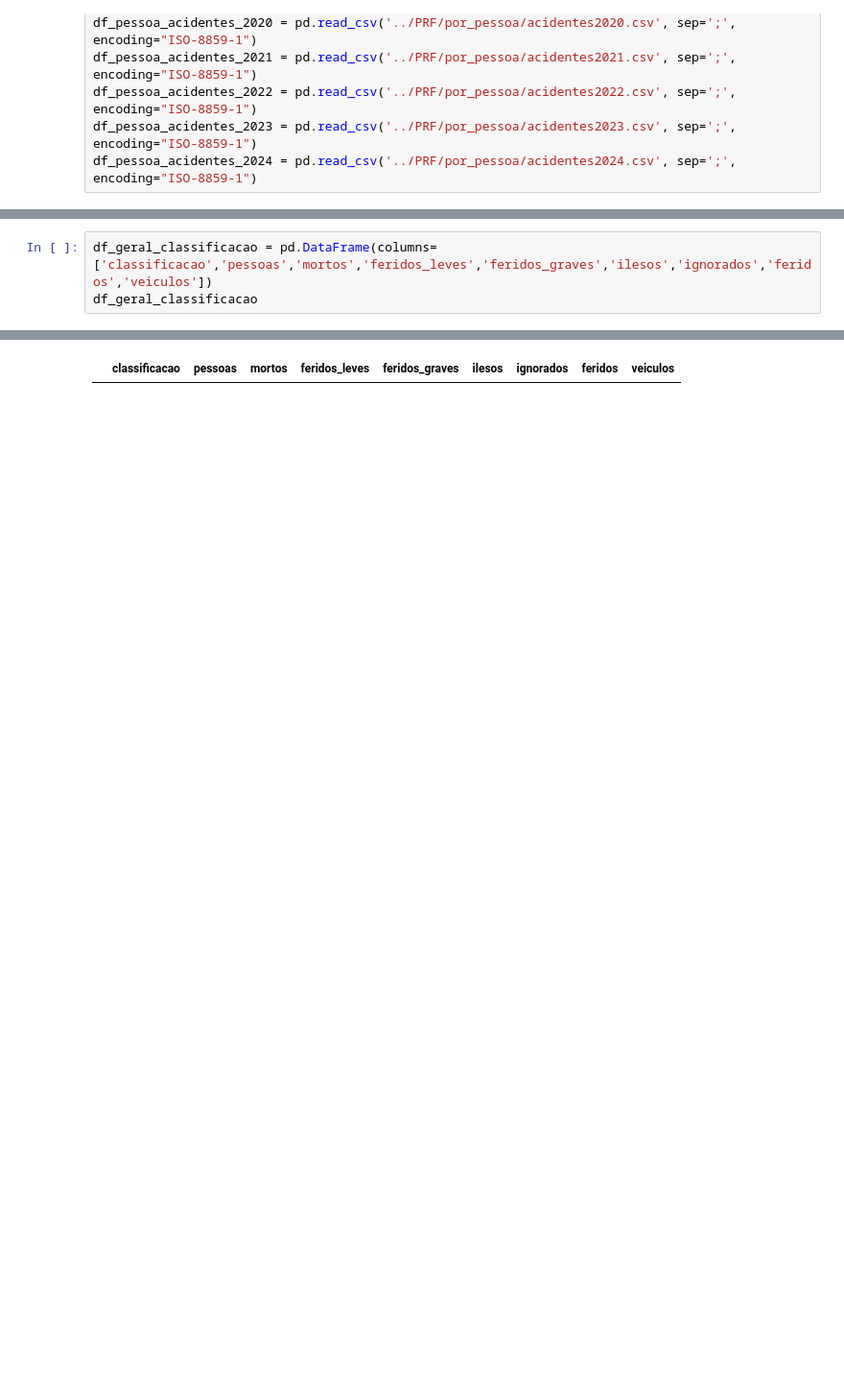
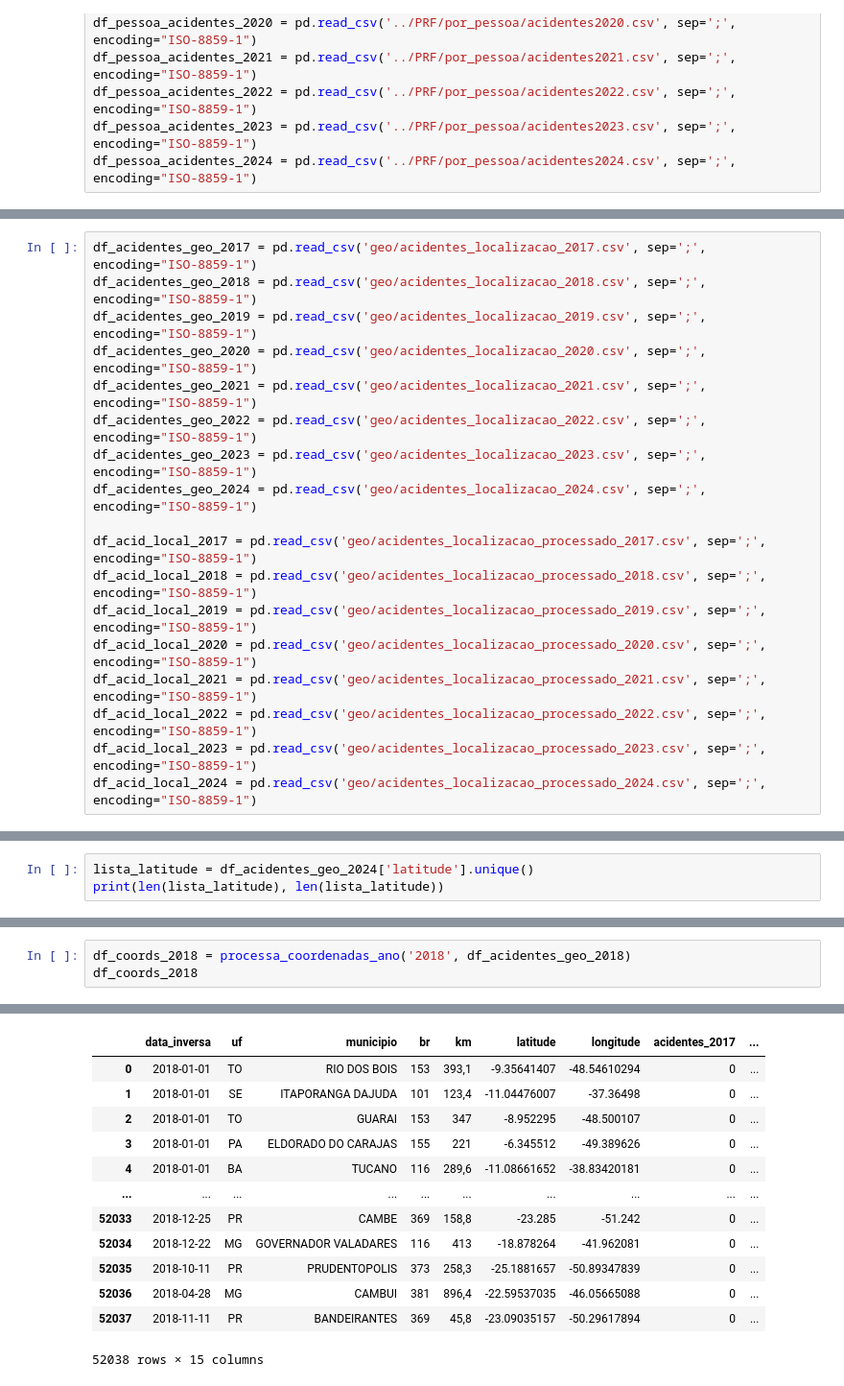
Before and after one commit to Bergolito/tcc-painel-jupyter-notebook, a Jupyter notebook: tcc-painel-geolocalizacao.ipynb, the cells around one changed output, grey strips where cells are left out. Shown: that part at 96% size. Cells and saved outputs as stored; diff of their text form; blank space fills up the shorter version.

```diff
--- a/tcc-painel-geolocalizacao.ipynb
+++ b/tcc-painel-geolocalizacao.ipynb
@@ -134,0 +99,18 @@ subconjunto
+# %%
+df_acidentes_geo_2017 = pd.read_csv('geo/acidentes_localizacao_2017.csv', sep=';', encoding="ISO-8859-1")
+df_acidentes_geo_2018 = pd.read_csv('geo/acidentes_localizacao_2018.csv', sep=';', encoding="ISO-8859-1")
+df_acidentes_geo_2019 = pd.read_csv('geo/acidentes_localizacao_2019.csv', sep=';', encoding="ISO-8859-1")
+df_acidentes_geo_2020 = pd.read_csv('geo/acidentes_localizacao_2020.csv', sep=';', encoding="ISO-8859-1")
+df_acidentes_geo_2021 = pd.read_csv('geo/acidentes_localizacao_2021.csv', sep=';', encoding="ISO-8859-1")
+df_acidentes_geo_2022 = pd.read_csv('geo/acidentes_localizacao_2022.csv', sep=';', encoding="ISO-8859-1")
+df_acidentes_geo_2023 = pd.read_csv('geo/acidentes_localizacao_2023.csv', sep=';', encoding="ISO-8859-1")
+df_acidentes_geo_2024 = pd.read_csv('geo/acidentes_localizacao_2024.csv', sep=';', encoding="ISO-8859-1")
+
+df_acid_local_2017 = pd.read_csv('geo/acidentes_localizacao_processado_2017.csv', sep=';', encoding="ISO-8859-1")
+df_acid_local_2018 = pd.read_csv('geo/acidentes_localizacao_processado_2018.csv', sep=';', encoding="ISO-8859-1")
+df_acid_local_2019 = pd.read_csv('geo/acidentes_localizacao_processado_2019.csv', sep=';', encoding="ISO-8859-1")
+df_acid_local_2020 = pd.read_csv('geo/acidentes_localizacao_processado_2020.csv', sep=';', encoding="ISO-8859-1")
+df_acid_local_2021 = pd.read_csv('geo/acidentes_localizacao_processado_2021.csv', sep=';', encoding="ISO-8859-1")
+df_acid_local_2022 = pd.read_csv('geo/acidentes_localizacao_processado_2022.csv', sep=';', encoding="ISO-8859-1")
+df_acid_local_2023 = pd.read_csv('geo/acidentes_localizacao_processado_2023.csv', sep=';', encoding="ISO-8859-1")
+df_acid_local_2024 = pd.read_csv('geo/acidentes_localizacao_processado_2024.csv', sep=';', encoding="ISO-8859-1")
@@ -134,0 +124,3 @@ subconjunto
+# %%
+lista_latitude = df_acidentes_geo_2024['latitude'].unique()
+print(len(lista_latitude), len(lista_latitude))
@@ -894,4 +487,4 @@ def gera_grafico_por_condicao_metereologica(titulo, contagem_por_condicao_metere
 # %%
-df_geral_classificacao = pd.DataFrame(columns=['classificacao','pessoas','mortos','feridos_leves','feridos_graves','ilesos','ignorados','feridos','veiculos'])
-df_geral_classificacao
+df_coords_2018 = processa_coordenadas_ano('2018', df_acidentes_geo_2018)
+df_coords_2018
 # %% [output]
@@ -898 +508,13 @@ df_geral_classificacao
-|  | classificacao | pessoas | mortos | feridos_leves | feridos_graves | ilesos | ignorados | feridos | veiculos |
+|  | data_inversa | uf | municipio | br | km | latitude | longitude | acidentes_2017 | ... |
+| 0 | 2018-01-01 | TO | RIO DOS BOIS | 153 | 393,1 | -9.35641407 | -48.54610294 | 0 | ... |
+| 1 | 2018-01-01 | SE | ITAPORANGA DAJUDA | 101 | 123,4 | -11.04476007 | -37.36498 | 0 | ... |
+| 2 | 2018-01-01 | TO | GUARAI | 153 | 347 | -8.952295 | -48.500107 | 0 | ... |
+| 3 | 2018-01-01 | PA | ELDORADO DO CARAJAS | 155 | 221 | -6.345512 | -49.389626 | 0 | ... |
+| 4 | 2018-01-01 | BA | TUCANO | 116 | 289,6 | -11.08661652 | -38.83420181 | 0 | ... |
+| ... | ... | ... | ... | ... | ... | ... | ... | ... | ... |
+| 52033 | 2018-12-25 | PR | CAMBE | 369 | 158,8 | -23.285 | -51.242 | 0 | ... |
+| 52034 | 2018-12-22 | MG | GOVERNADOR VALADARES | 116 | 413 | -18.878264 | -41.962081 | 0 | ... |
+| 52035 | 2018-10-11 | PR | PRUDENTOPOLIS | 373 | 258,3 | -25.1881657 | -50.89347839 | 0 | ... |
+| 52036 | 2018-04-28 | MG | CAMBUI | 381 | 896,4 | -22.59537035 | -46.05665088 | 0 | ... |
+| 52037 | 2018-11-11 | PR | BANDEIRANTES | 369 | 45,8 | -23.09035157 | -50.29617894 | 0 | ... |
+52038 rows × 15 columns
```
Also changed, not shown: parts of 19 cells of this notebook, 2 other files.
